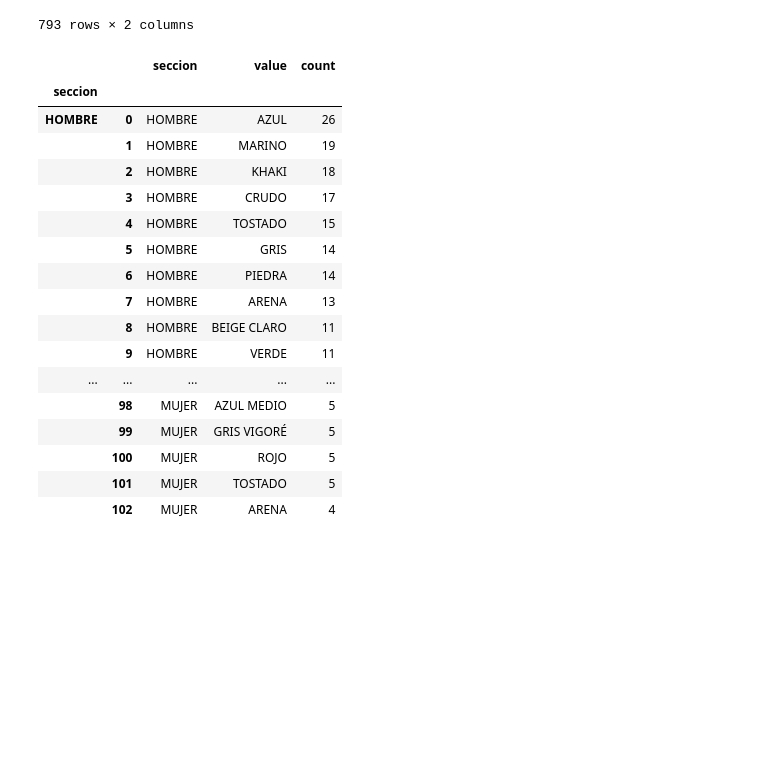
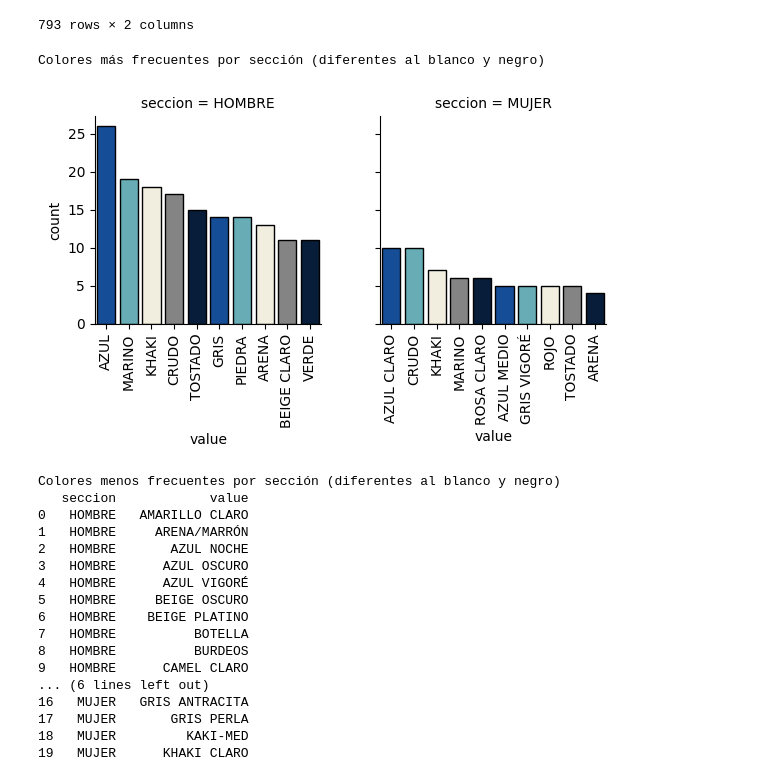
Before and after one commit to MiguelAMeloM/Miguel_DataAnalytics, a Jupyter notebook: analisis_ropa_ZARA/analisis.ipynb, the cells around one changed output. Cells and saved outputs as stored; diff of their text form; code cells hidden in the pictures; blank space fills up the shorter version.

```diff
--- a/analisis_ropa_ZARA/analisis.ipynb
+++ b/analisis_ropa_ZARA/analisis.ipynb
@@ -68,7 +35,0 @@ array(['XS', '', 'XS-S', '32', 'S', '38', 'S-M', 'M', '46', '39', '36',
-# %%
-df['colores'] = (
-    df['colores']
-    .str.lstrip()
-    .str.rstrip()
-    .str.upper()
-)
@@ -163,0 +45,2 @@ Name: proportion, dtype: float64
+# %%
+df['colores'] = df['colores'].str.upper()
@@ -192,33 +77,53 @@ tabla_colores
 B_N = (
     tabla_colores
     ['value']
-    .str.contains(r'(NEGRO)|(BLANCO)')
+    .str.contains(r'(NEGRO)|(BLANCO)',regex=True)
 )
+# %%
+df_ = (
+    tabla_colores[~B_N]
+    .groupby('seccion',as_index=False)
+    ['value']
+    .value_counts()
+    .groupby('seccion')
+    .apply(lambda x: x.nlargest(10,'count'))
+)
+grid = sns.FacetGrid(df_,col='seccion',sharex=False)
+grid.map(sns.barplot,'value','count',**kwargs)
+grid.tick_params('x',rotation=90)
+print('Colores más frecuentes por sección (diferentes al blanco y negro)')
+# %% [output]
+Colores más frecuentes por sección (diferentes al blanco y negro)
+[figure, added]
 # %%
-(
+df_ = (
     tabla_colores[~B_N]
     .groupby('seccion',as_index=False)
     ['value']
     .value_counts()
     .groupby('seccion')
-    .apply(lambda x: x.nlargest(10,'count'))
+    .apply(lambda x: x.nsmallest(10,'count'))
+    .drop(columns='seccion')
+    .reset_index()
+    .drop(columns=['level_1','count'])
 )
+print('Colores menos frecuentes por sección (diferentes al blanco y negro)')
+print(df_)
 # %% [output]
-|  |  | seccion | value | count |
-| seccion |  |  |  |  |
-| HOMBRE | 0 | HOMBRE | AZUL | 26 |
-|  | 1 | HOMBRE | MARINO | 19 |
-|  | 2 | HOMBRE | KHAKI | 18 |
-|  | 3 | HOMBRE | CRUDO | 17 |
-|  | 4 | HOMBRE | TOSTADO | 15 |
-|  | 5 | HOMBRE | GRIS | 14 |
-|  | 6 | HOMBRE | PIEDRA | 14 |
-|  | 7 | HOMBRE | ARENA | 13 |
-|  | 8 | HOMBRE | BEIGE CLARO | 11 |
-|  | 9 | HOMBRE | VERDE | 11 |
-| ... | ... | ... | ... | ... |
-|  | 98 | MUJER | AZUL MEDIO | 5 |
-|  | 99 | MUJER | GRIS VIGORÉ | 5 |
-|  | 100 | MUJER | ROJO | 5 |
-|  | 101 | MUJER | TOSTADO | 5 |
-|  | 102 | MUJER | ARENA | 4 |
+Colores menos frecuentes por sección (diferentes al blanco y negro)
+   seccion            value
+0   HOMBRE   AMARILLO CLARO
+1   HOMBRE     ARENA/MARRÓN
+2   HOMBRE       AZUL NOCHE
+3   HOMBRE      AZUL OSCURO
+4   HOMBRE      AZUL VIGORÉ
+5   HOMBRE     BEIGE OSCURO
+6   HOMBRE    BEIGE PLATINO
+7   HOMBRE          BOTELLA
+8   HOMBRE          BURDEOS
+9   HOMBRE      CAMEL CLARO
+... (6 lines left out)
+16   MUJER   GRIS ANTRACITA
+17   MUJER       GRIS PERLA
+18   MUJER         KAKI-MED
+19   MUJER      KHAKI CLARO
```
Also changed, not shown: parts of 39 cells of this notebook.
